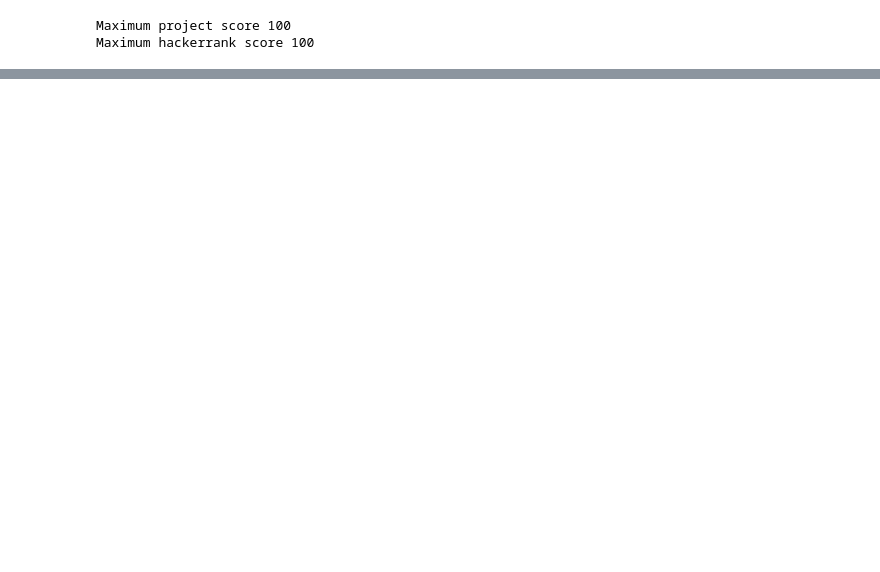
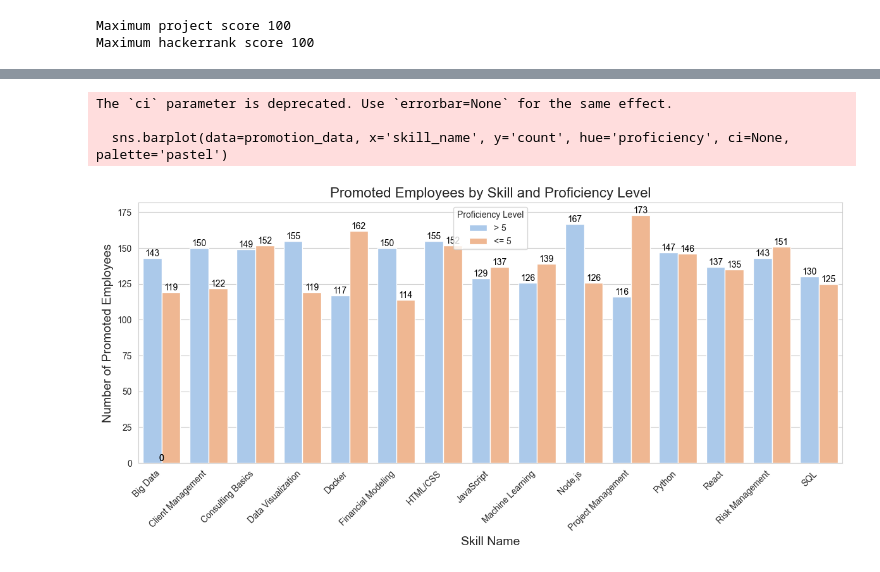
Before and after one commit to ejenisha/finalProject-DS, a Jupyter notebook: promotion_prediction.ipynb, the cells around one changed output, grey strips where cells are left out. Saved outputs shown, nothing was run; the diff lists cells and outputs as text; code cells hidden in the pictures; blank space fills up the shorter version.

```diff
--- a/promotion_prediction.ipynb
+++ b/promotion_prediction.ipynb
@@ -480,0 +543,40 @@ Passing `palette` without assigning `hue` is deprecated and will be removed in v
+# %%
+# Step 2: Filter for promoted employees
+promoted_data = emp_skill_job_performance[emp_skill_job_performance['promotion'] == 1]
+
+# Step 3: Count promoted employees based on proficiency levels
+high_proficiency_promoted = promoted_data[promoted_data['proficiency_level'] > 5].groupby('skill_name').size().reset_index(name='count')
+high_proficiency_promoted['proficiency'] = '> 5'
+
+low_proficiency_promoted = promoted_data[promoted_data['proficiency_level'] <= 5].groupby('skill_name').size().reset_index(name='count')
+low_proficiency_promoted['proficiency'] = '<= 5'
+
+# Step 4: Combine the data
+promotion_data = pd.concat([high_proficiency_promoted, low_proficiency_promoted])
+
+# Step 5: Plot the stacked bar chart using seaborn
+plt.figure(figsize=(12, 6))
+sns.barplot(data=promotion_data, x='skill_name', y='count', hue='proficiency', ci=None, palette='pastel')
+
+# Add title and labels
+plt.title('Promoted Employees by Skill and Proficiency Level', fontsize=16)
+plt.xlabel('Skill Name', fontsize=14)
+plt.ylabel('Number of Promoted Employees', fontsize=14)
+
+# Add data labels
+for p in plt.gca().patches:
+    plt.annotate(f'{int(p.get_height())}', (p.get_x() + p.get_width() / 2., p.get_height()),
+                 ha='center', va='bottom', fontsize=10, color='black')
+
+# Rotate x-axis labels for readability
+plt.xticks(rotation=45, ha='right')
+
+# Show the plot
+plt.tight_layout()
+plt.legend(title='Proficiency Level')
+plt.show()
+# %% [output]
+The `ci` parameter is deprecated. Use `errorbar=None` for the same effect.
+
+  sns.barplot(data=promotion_data, x='skill_name', y='count', hue='proficiency', ci=None, palette='pastel')
+[figure, added]
```
Also changed, not shown: parts of 33 cells of this notebook, 5 other files.
